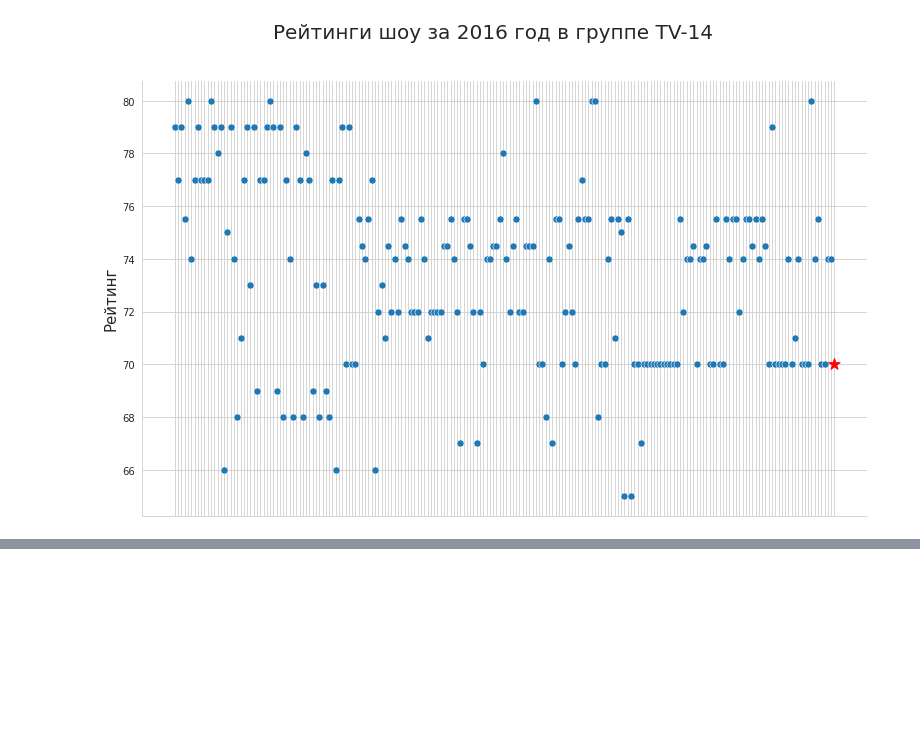
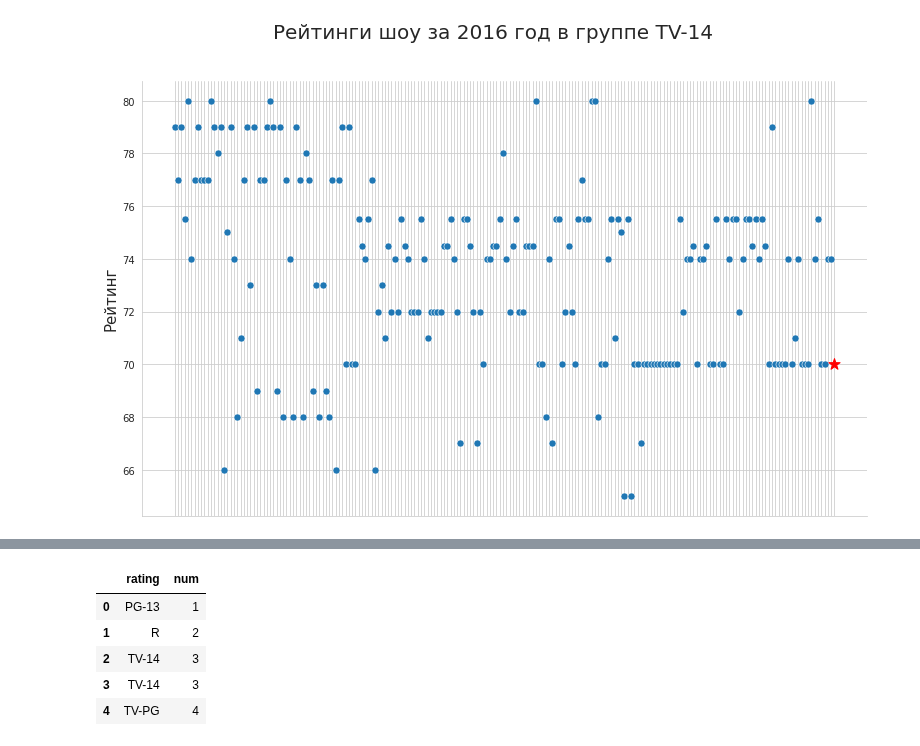
Before and after one commit to VorobyvEgor/Seminar_Sber, a Jupyter notebook: Projects/Егор_Воробьев_[Template]_Групповой_проект__Первичный_анализ_данных_.ipynb, the cells around one changed output, grey strips where cells are left out. Saved outputs shown, nothing was run; the diff lists cells and outputs as text; code cells hidden in the pictures; blank space fills up the shorter version.

```diff
--- a/Projects/Егор_Воробьев_[Template]_Групповой_проект__Первичный_анализ_данных_.ipynb
+++ b/Projects/Егор_Воробьев_[Template]_Групповой_проект__Первичный_анализ_данных_.ipynb
@@ -640,0 +713,3 @@ fig.suptitle("Рейтинги шоу за 2016 год в группе TV-14", s
+# %%
+data_label = data_full['rating']
+data_data = data_full.drop(['title', 'rating'], axis=1)
@@ -640,0 +744,6 @@ fig.suptitle("Рейтинги шоу за 2016 год в группе TV-14", s
+# %%
+def to_num(x):
+  d = dict(zip(data_label['rating'].unique(), range(1, 14)))
+  return d[x]
+# %%
+data_label = pd.DataFrame(data_label)
@@ -640,0 +752,9 @@ fig.suptitle("Рейтинги шоу за 2016 год в группе TV-14", s
+# %%
+data_label.head()
+# %% [output]
+|  | rating | num |
+| 0 | PG-13 | 1 |
+| 1 | R | 2 |
+| 2 | TV-14 | 3 |
+| 3 | TV-14 | 3 |
+| 4 | TV-PG | 4 |
```
Also changed, not shown: parts of 29 cells of this notebook.
